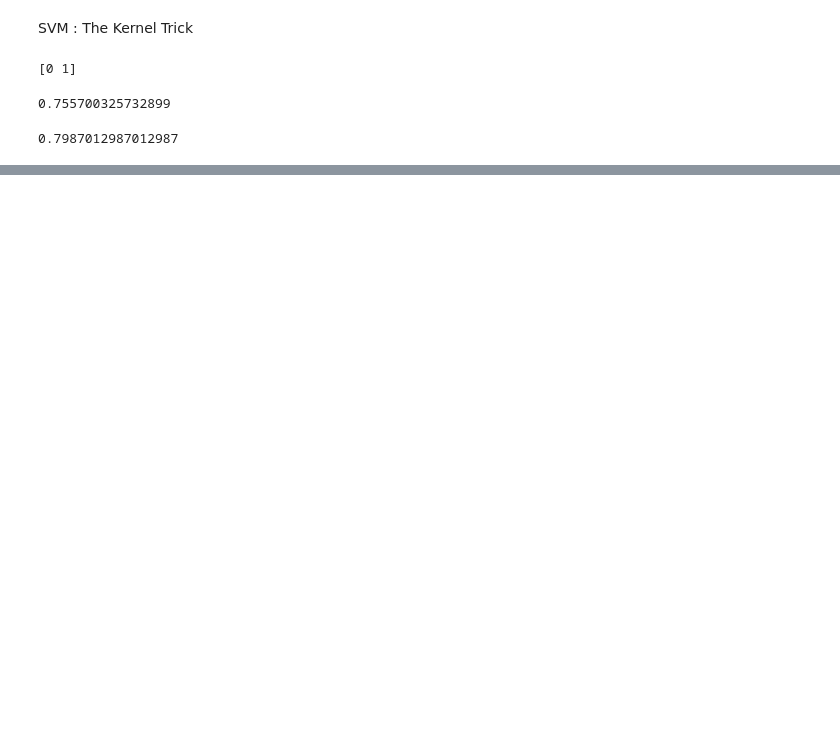
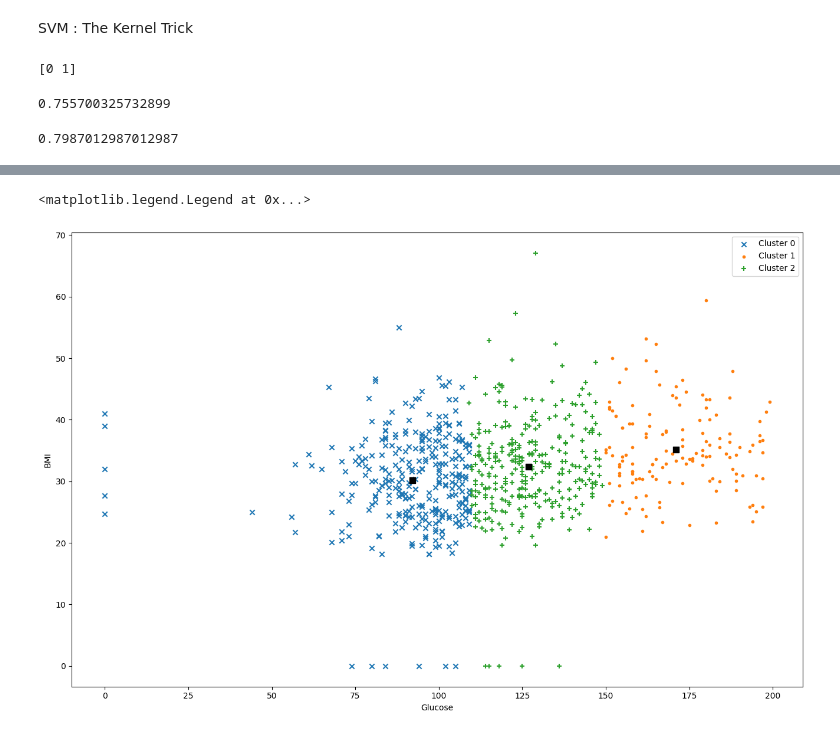
Before and after one commit to Feddane/Machine-Learning-Intro, a Jupyter notebook: chap8 - SVM.ipynb, the cells around one changed output, grey strips where cells are left out. Cells and saved outputs as stored; diff of their text form; code cells hidden in the pictures; blank space fills up the shorter version.

```diff
--- a/chap8 - SVM.ipynb
+++ b/chap8 - SVM.ipynb
@@ -71,0 +175,6 @@ print(accuracy)
+# %%
+# Ajout d'une nouvelle colonne 'Cluster' au DataFrame df et attribution des labels de cluster générés par le modèle KMeans
+df['Cluster'] = Kmeans.labels_
+
+# Affichage des cinq premières lignes du DataFrame avec la nouvelle colonne 'Cluster'
+df.head()
@@ -71,0 +188,38 @@ print(accuracy)
+# %%
+# Création d'une figure avec une taille spécifiée (16x10)
+plt.figure(figsize=(16,10))
+
+# Différents marqueurs pour chaque cluster
+markers = ['x', '.', '+']
+
+# Boucle pour chaque cluster
+for i in range(0,3):
+    # Sélection des points de données pour le cluster actuel
+    cond = df['Cluster'] == i
+    df2 = df[cond]
+
+    # Tracé de la dispersion des points pour le cluster actuel
+    plt.scatter(df2['Glucose'], df2['BMI'], label='Cluster ' + str(i), marker=markers[i])
+
+# Tracé des centres de cluster en utilisant des carrés noirs
+plt.scatter(Kmeans.cluster_centers_[:, 0], Kmeans.cluster_centers_[:, 1], color='black', s=50, marker="s")
+
+# Ajout de labels aux axes x et y
+plt.xlabel('Glucose')
+plt.ylabel('BMI')
+
+# Ajout d'une légende pour indiquer les clusters
+plt.legend()
+
+
+#Explication :
+
+#Une figure de taille spécifiée est créée pour afficher le nuage de points.
+#Un tableau de marqueurs est défini pour chaque cluster.
+#Une boucle est utilisée pour parcourir chaque cluster et tracer les points de données correspondants avec un marqueur distinct.
+#Les centres de cluster sont marqués avec des carrés noirs.
+#Les labels des axes x et y sont ajoutés.
+#Une légende est ajoutée pour indiquer les différents clusters.
+# %% [output]
+<matplotlib.legend.Legend at 0x...>
+[figure, added]
```
Also changed, not shown: parts of 8 cells of this notebook.
